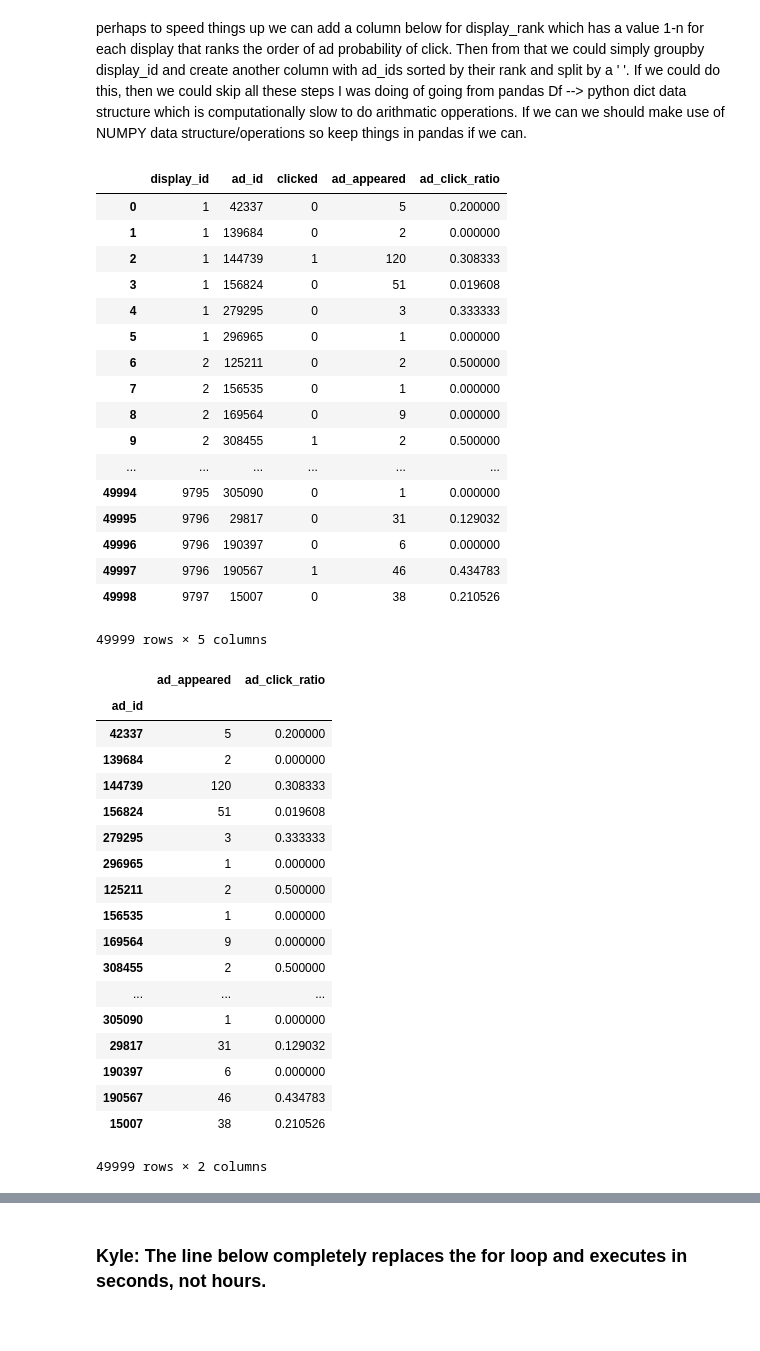
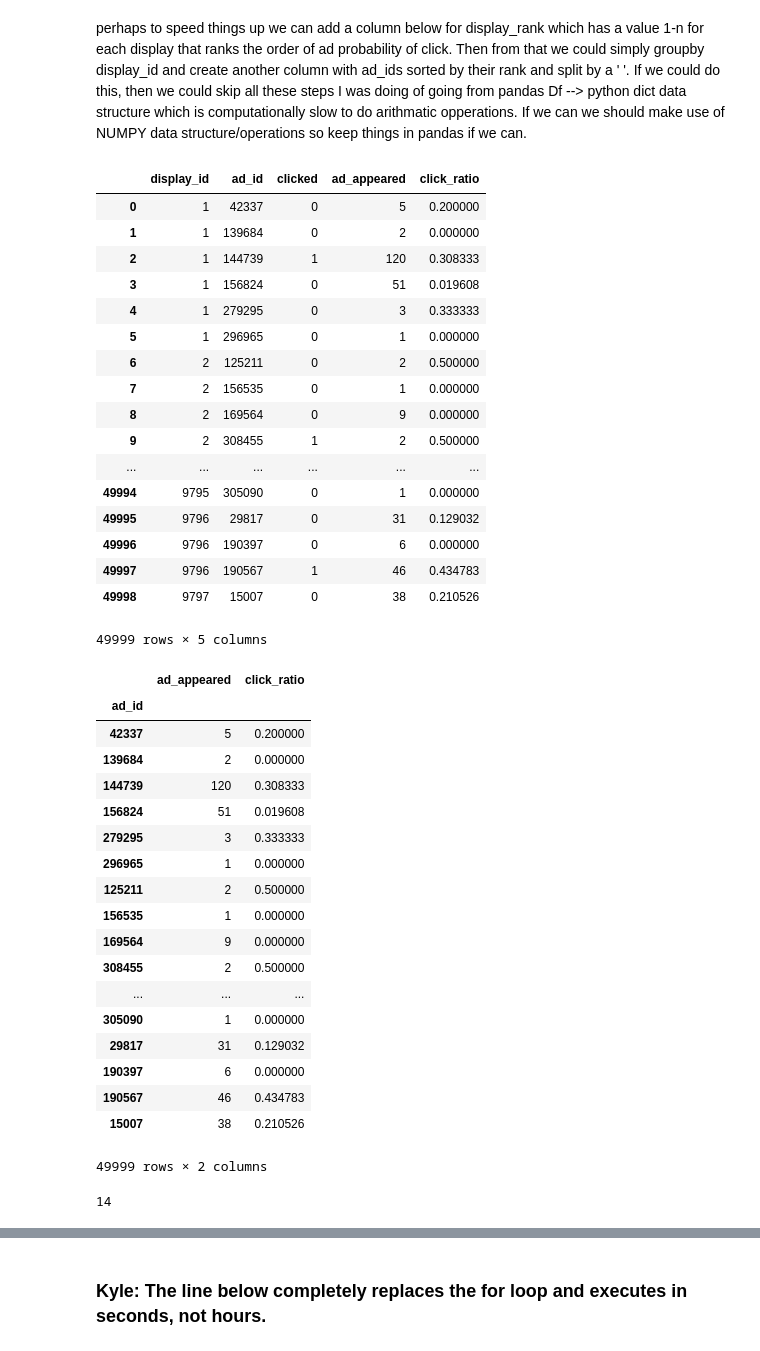
Before and after one commit to jason9263/kaggle_outbrain, a Jupyter notebook: prelim_model.ipynb, the cells around one changed output, grey strips where cells are left out. Drawn from its saved outputs; the diff is of its cells as text; code cells hidden in the pictures.

```diff
--- a/prelim_model.ipynb
+++ b/prelim_model.ipynb
@@ -54,14 +55,21 @@ Click ratio: 19.592% of ads clicked.
 # %% [markdown]
 perhaps to speed things up we can add a column below for display_rank which has a value 1-n for each display that ranks the order of ad probability of click. Then from that we could simply groupby display_id and create another column with ad_ids sorted by their rank and split by a ' '. If we could do this, then we could skip all these steps I was doing of going from pandas Df --> python dict data structure which is computationally slow to do arithmatic opperations. If we can we should make use of NUMPY data structure/operations so keep things in pandas if we can.
 # %%
+# %%time
+# CPU times: user 13.1 ms, sys: 6.67 ms, total: 19.7 ms
+# Wall time: 18.6 ms
+
 # Tony, you are right, these transform statements are powerful!
 mini_train_copy['ad_appeared'] = mini_train_copy.groupby('ad_id')['display_id'].transform('count')
-mini_train_copy['ad_click_ratio'] = mini_train_copy.groupby('ad_id')['clicked'].transform('mean')
+mini_train_copy['click_ratio'] = mini_train_copy.groupby('ad_id')['clicked'].transform('mean')
 #mini_train_copy['ads_in_display'] = mini_train_copy.groupby('display_id')['ad_id'].transform('count')
 
+#groupby ad_id and ad_appeared. then on the 'clicked' compute mean putting results in new col.
+#mini_train_copy['click_ratio_by_display'] = mini_train_copy.groupby(['ad_id', 'ad_appeared'])['clicked'].transform('mean')
+
 mini_train_copy
 # %% [output]
-|  | display_id | ad_id | clicked | ad_appeared | ad_click_ratio |
+|  | display_id | ad_id | clicked | ad_appeared | click_ratio |
 | 0 | 1 | 42337 | 0 | 5 | 0.200000 |
 | 1 | 1 | 139684 | 0 | 2 | 0.000000 |
 | 2 | 1 | 144739 | 1 | 120 | 0.308333 |
@@ -80,13 +88,17 @@ mini_train_copy
 | 49998 | 9797 | 15007 | 0 | 38 | 0.210526 |
 49999 rows × 5 columns
 # %%
+# %%time
+# CPU times: user 2.88 ms, sys: 1.57 ms, total: 4.45 ms
+# Wall time: 3.53 ms
+
 #simple reshaping of DF, could possibly be rolled into the above operation along with the bottom to_dict()
 mini_train_copy = mini_train_copy.drop(['display_id', 'clicked'], axis=1)
 mini_train_copy = mini_train_copy.set_index(['ad_id'])
 
 mini_train_copy
 # %% [output]
-|  | ad_appeared | ad_click_ratio |
+|  | ad_appeared | click_ratio |
 | ad_id |  |  |
 | 42337 | 5 | 0.200000 |
 | 139684 | 2 | 0.000000 |
@@ -105,6 +117,16 @@ mini_train_copy
 | 190567 | 46 | 0.434783 |
 | 15007 | 38 | 0.210526 |
 49999 rows × 2 columns
+# %%
+d = defaultdict(lambda : 6)
+d["k"] += 8
+
+d["k"]
+
+#index display_id --> ad_id [col1: click (or some) ratio] then sort on this col?
+#http://pandas.pydata.org/pandas-docs/stable/generated/pandas.DataFrame.sort_values.html#pandas.DataFrame.sort_values
+# %% [output]
+14
 # %%
 # %%time
 # CPU times: user 3.49 s, sys: 134 ms, total: 3.63 s
```
Also changed, not shown: parts of 4 cells of this notebook.
